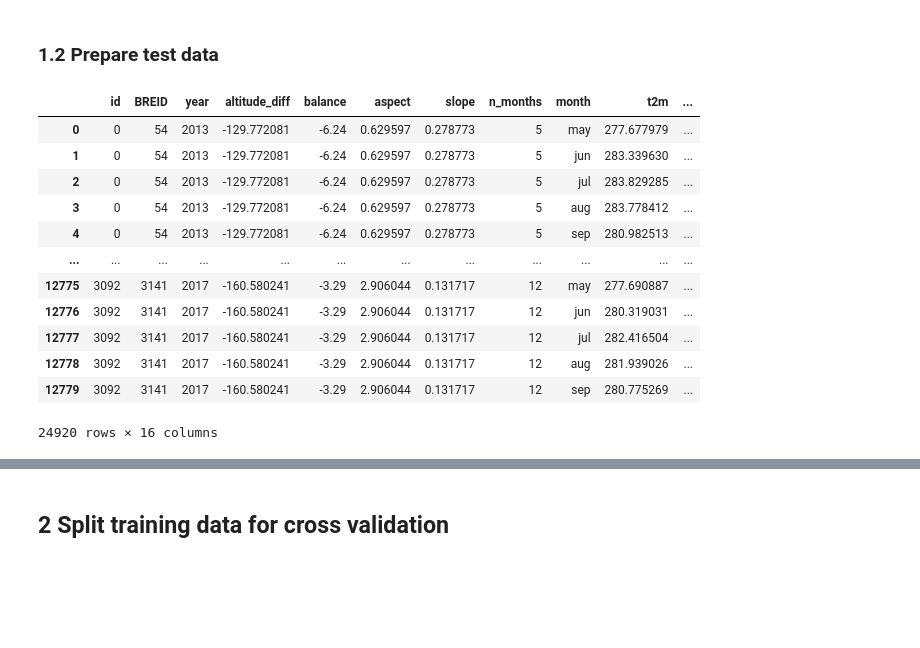
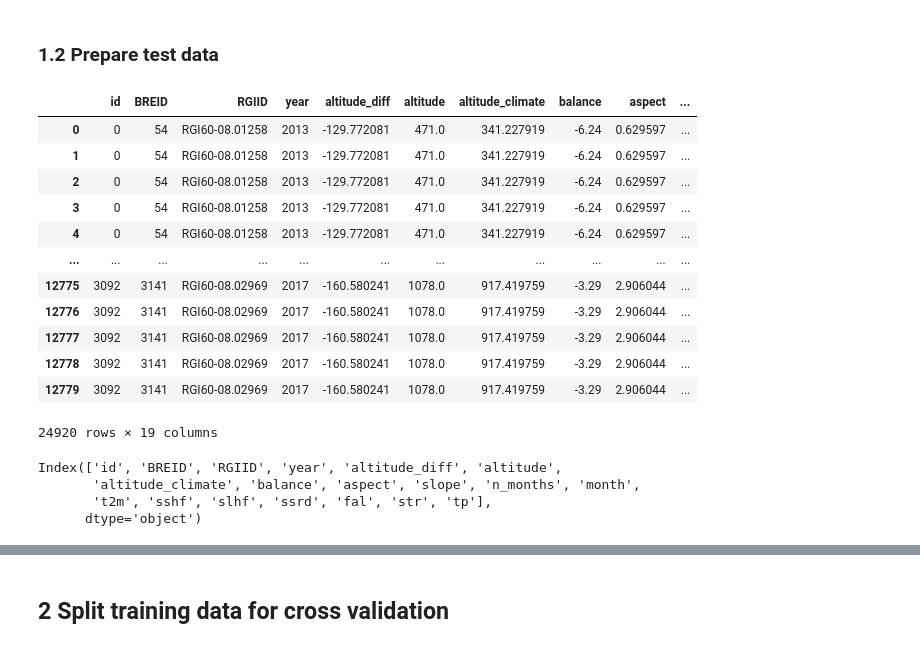
Before and after one commit to khsjursen/ML_MB_Norway, a Jupyter notebook: mb_model_custom_loss.ipynb, the cells around one changed output, grey strips where cells are left out. Drawn from its saved outputs; the diff is of its cells as text; code cells hidden in the pictures; blank space fills up the shorter version.

Commit message:
save test dataset

```diff
--- a/mb_model_custom_loss.ipynb
+++ b/mb_model_custom_loss.ipynb
@@ -455,10 +471,21 @@ dtype: int64
 # %%
 # Prepare test
 
+# Cols to drop for test
+# DOES NOT INCLUDE RGIID BECAUSE THIS IS NEEDED FOR MODEL COMPARISON
+cols_test = ['GLIMSID','utm_zone','utm_east_approx','utm_north_approx','altitude_approx',
+        'location_description','location_id','stake_no','utm_east','utm_north','dt_prev_year_min_date','dt_curr_year_max_date',
+        'dt_curr_year_min_date','stake_remark','flag_correction','approx_loc','approx_altitude',
+        'diff_north','diff_east','diff_altitude','diff_netto','lat_approx','lon_approx',
+        'topo','dis_from_border', 'lat','lon', 'slope_factor']
+drop_cols_test = [y for x in [cols_test, snow_depth_m, snow_density, evaporation, snow_cover, snow_depth_we, snow_temp, snow_melt, snowfall, snow_albedo,
+                         dewpt_temp, surface_pressure, sol_rad_net, sol_therm_down, u_wind, v_wind] for y in x]
+
+
 # Select features for training
-df_test_annual_clean = df_test_annual.drop(drop_cols, axis=1)
-df_test_winter_clean = df_test_winter.drop(drop_cols, axis=1)
-df_test_summer_clean = df_test_summer.drop(drop_cols, axis=1)
+df_test_annual_clean = df_test_annual.drop(drop_cols_test, axis=1)
+df_test_winter_clean = df_test_winter.drop(drop_cols_test, axis=1)
+df_test_summer_clean = df_test_summer.drop(drop_cols_test, axis=1)
 df_test_annual_clean = df_test_annual_clean.drop(['balance_winter','balance_summer'], axis=1)
 df_test_winter_clean = df_test_winter_clean.drop(['balance_netto', 'balance_summer'], axis=1)
 df_test_summer_clean = df_test_summer_clean.drop(['balance_netto', 'balance_winter'], axis=1)
@@ -474,6 +501,9 @@ df_test_summer_clean.rename(columns={'balance_summer' : 'balance'}, inplace=True
 #mon_summer = ['may', 'jun', 'jul', 'aug', 'sep']
 #mon_winter = ['oct', 'nov', 'dec', 'jan', 'feb', 'mar', 'apr', 'may']
 
+# INCLUDES RGIID BECAUSE THIS IS NEEDED FOR MODEL COMPARISON
+id_vars_test = ['id','BREID', 'RGIID', 'year', 'altitude_diff','altitude','altitude_climate','balance','aspect','slope','n_months']
+
 for name in var:
     for mon in mon_summer:
         if mon not in mon_winter:
@@ -488,12 +518,13 @@ for name in var:
 #df_test_all.reset_index(drop=True, inplace=True)
 
 # Use altitude_diff instead of altitude and altitude_climate
+# DO NOT DROP ALTITUDE AND ALTITUDE CLIMATE, NEEDED IN SAVED DATASET
 df_test_summer_clean['altitude_diff'] = df_test_summer_clean['altitude_climate']-df_test_summer_clean['altitude']
-df_test_summer_clean = df_test_summer_clean.drop(['altitude','altitude_climate'], axis=1)
+#df_test_summer_clean = df_test_summer_clean.drop(['altitude','altitude_climate'], axis=1)
 df_test_winter_clean['altitude_diff'] = df_test_winter_clean['altitude_climate']-df_test_winter_clean['altitude']
-df_test_winter_clean = df_test_winter_clean.drop(['altitude','altitude_climate'], axis=1)
+#df_test_winter_clean = df_test_winter_clean.drop(['altitude','altitude_climate'], axis=1)
 df_test_annual_clean['altitude_diff'] = df_test_annual_clean['altitude_climate']-df_test_annual_clean['altitude']
-df_test_annual_clean = df_test_annual_clean.drop(['altitude','altitude_climate'], axis=1)
+#df_test_annual_clean = df_test_annual_clean.drop(['altitude','altitude_climate'], axis=1)
 
 df_test_summer_clean = df_test_summer_clean.dropna(axis=1, how='all')
 df_test_winter_clean = df_test_winter_clean.dropna(axis=1, how='all')
@@ -502,46 +533,53 @@ df_test_annual_clean = df_test_annual_clean.dropna(axis=1, how='all')
 n_summer = len(df_test_summer_clean)
 n_winter = len(df_test_winter_clean)
 n_annual = len(df_test_annual_clean)
 
 df_test_summer_clean.insert(0, 'id', list(range(n_summer)))
 df_test_winter_clean.insert(0, 'id', list(range(n_summer, n_summer+n_winter)))
 df_test_annual_clean.insert(0, 'id', list(range(n_summer+n_winter, n_summer+n_winter+n_annual)))
 
 # Columns that are not monthly climate variables (identifiers and static variables)
 #id_vars = ['id','BREID', 'year', 'altitude','balance','aspect','slope','altitude_climate','n_months']
 
 # Extract the unique variable names and month names from the column names
 #variables = set(col.split('_')[0] for col in df.columns if col not in id_vars)
 #months = set(col.split('_')[-1] for col in df.columns if col not in id_vars)
 #variables = ['t2m', 'sshf', 'slhf', 'ssrd', 'fal','str', 'tp']
 #summer_months_order = ['may', 'jun', 'jul', 'aug', 'sep']
 #winter_months_order = ['oct','nov','dec','jan','feb','mar','apr']
 #annual_months_order = ['oct','nov','dec','jan','feb','mar','apr', 'may', 'jun', 'jul', 'aug', 'sep']
 
 # Reshape datasets to monthly resolution
-df_test_summer_final = reshape_dataset_monthly(df_test_summer_clean, id_vars, variables, summer_months_order)
-df_test_winter_final = reshape_dataset_monthly(df_test_winter_clean, id_vars, variables, winter_months_order)
-df_test_annual_final = reshape_dataset_monthly(df_test_annual_clean, id_vars, variables, annual_months_order)
+df_test_summer_final = reshape_dataset_monthly(df_test_summer_clean, id_vars_test, variables, summer_months_order)
+df_test_winter_final = reshape_dataset_monthly(df_test_winter_clean, id_vars_test, variables, winter_months_order)
+df_test_annual_final = reshape_dataset_monthly(df_test_annual_clean, id_vars_test, variables, annual_months_order)
 
 # Combine training data in one dataframe
 df_test_summer_final.reset_index(drop=True, inplace=True)
 df_test_winter_final.reset_index(drop=True, inplace=True)
 df_test_annual_final.reset_index(drop=True, inplace=True)
 
 data_list = [df_test_summer_final, df_test_winter_final, df_test_annual_final]
 df_test_final = pd.concat(data_list)
 df_test_final
 # %% [output]
-|  | id | BREID | year | altitude_diff | balance | aspect | slope | n_months | month | t2m | ... |
-| 0 | 0 | 54 | 2013 | -129.772081 | -6.24 | 0.629597 | 0.278773 | 5 | may | 277.677979 | ... |
-| 1 | 0 | 54 | 2013 | -129.772081 | -6.24 | 0.629597 | 0.278773 | 5 | jun | 283.339630 | ... |
-| 2 | 0 | 54 | 2013 | -129.772081 | -6.24 | 0.629597 | 0.278773 | 5 | jul | 283.829285 | ... |
-| 3 | 0 | 54 | 2013 | -129.772081 | -6.24 | 0.629597 | 0.278773 | 5 | aug | 283.778412 | ... |
-| 4 | 0 | 54 | 2013 | -129.772081 | -6.24 | 0.629597 | 0.278773 | 5 | sep | 280.982513 | ... |
-| ... | ... | ... | ... | ... | ... | ... | ... | ... | ... | ... | ... |
-| 12775 | 3092 | 3141 | 2017 | -160.580241 | -3.29 | 2.906044 | 0.131717 | 12 | may | 277.690887 | ... |
-| 12776 | 3092 | 3141 | 2017 | -160.580241 | -3.29 | 2.906044 | 0.131717 | 12 | jun | 280.319031 | ... |
-| 12777 | 3092 | 3141 | 2017 | -160.580241 | -3.29 | 2.906044 | 0.131717 | 12 | jul | 282.416504 | ... |
-| 12778 | 3092 | 3141 | 2017 | -160.580241 | -3.29 | 2.906044 | 0.131717 | 12 | aug | 281.939026 | ... |
-| 12779 | 3092 | 3141 | 2017 | -160.580241 | -3.29 | 2.906044 | 0.131717 | 12 | sep | 280.775269 | ... |
+|  | id | BREID | RGIID | year | altitude_diff | altitude | altitude_climate | balance | aspect | ... |
+| 0 | 0 | 54 | RGI60-08.01258 | 2013 | -129.772081 | 471.0 | 341.227919 | -6.24 | 0.629597 | ... |
+| 1 | 0 | 54 | RGI60-08.01258 | 2013 | -129.772081 | 471.0 | 341.227919 | -6.24 | 0.629597 | ... |
+| 2 | 0 | 54 | RGI60-08.01258 | 2013 | -129.772081 | 471.0 | 341.227919 | -6.24 | 0.629597 | ... |
+| 3 | 0 | 54 | RGI60-08.01258 | 2013 | -129.772081 | 471.0 | 341.227919 | -6.24 | 0.629597 | ... |
+| 4 | 0 | 54 | RGI60-08.01258 | 2013 | -129.772081 | 471.0 | 341.227919 | -6.24 | 0.629597 | ... |
+| ... | ... | ... | ... | ... | ... | ... | ... | ... | ... | ... |
+| 12775 | 3092 | 3141 | RGI60-08.02969 | 2017 | -160.580241 | 1078.0 | 917.419759 | -3.29 | 2.906044 | ... |
+| 12776 | 3092 | 3141 | RGI60-08.02969 | 2017 | -160.580241 | 1078.0 | 917.419759 | -3.29 | 2.906044 | ... |
+| 12777 | 3092 | 3141 | RGI60-08.02969 | 2017 | -160.580241 | 1078.0 | 917.419759 | -3.29 | 2.906044 | ... |
+| 12778 | 3092 | 3141 | RGI60-08.02969 | 2017 | -160.580241 | 1078.0 | 917.419759 | -3.29 | 2.906044 | ... |
+| 12779 | 3092 | 3141 | RGI60-08.02969 | 2017 | -160.580241 | 1078.0 | 917.419759 | -3.29 | 2.906044 | ... |
-24920 rows × 16 columns
+24920 rows × 19 columns
+# %%
+df_test_final.columns
+# %% [output]
+Index(['id', 'BREID', 'RGIID', 'year', 'altitude_diff', 'altitude',
+       'altitude_climate', 'balance', 'aspect', 'slope', 'n_months', 'month',
+       't2m', 'sshf', 'slhf', 'ssrd', 'fal', 'str', 'tp'],
+      dtype='object')
```
Also changed, not shown: parts of 4 cells of this notebook, 1 other file.
